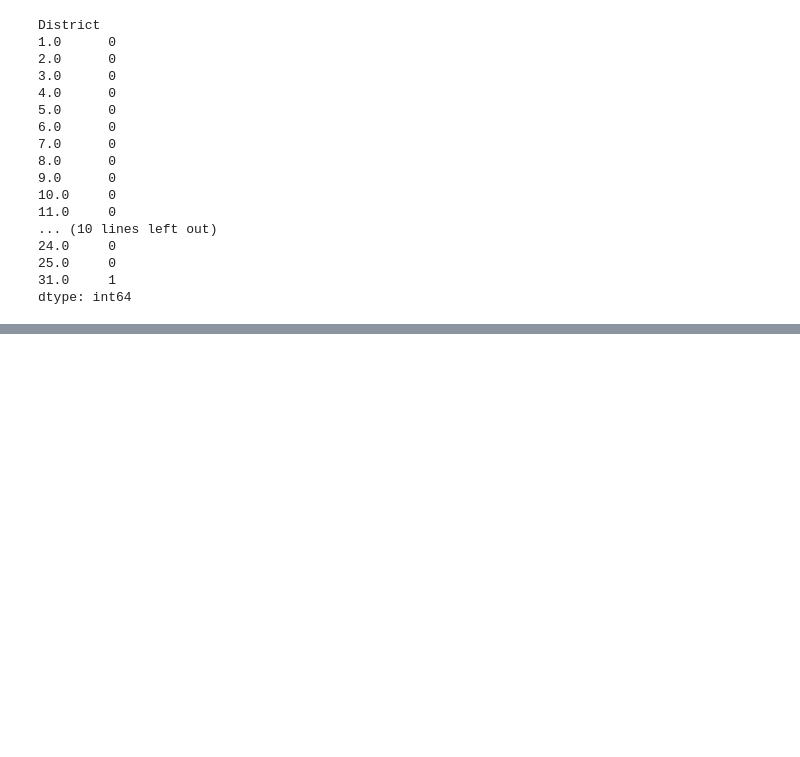
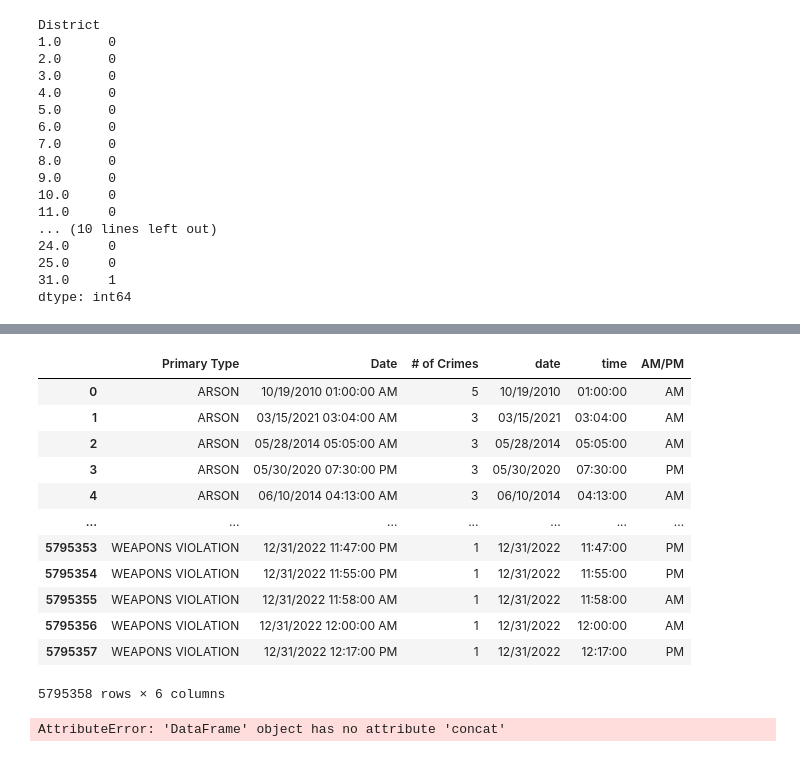
Before and after one commit to AsmaBenHmidene/Chicago-Crime, a Jupyter notebook: Prepare Chicago Crime Data for a GitHub Repository.ipynb, the cells around one changed output, grey strips where cells are left out. Saved outputs shown, nothing was run; the diff lists cells and outputs as text; code cells hidden in the pictures; blank space fills up the shorter version.

```diff
--- a/Prepare Chicago Crime Data for a GitHub Repository.ipynb
+++ b/Prepare Chicago Crime Data for a GitHub Repository.ipynb
@@ -420,0 +421,3 @@ Are Motor Vehicle Thefts more common during AM rush hour or PM Rush Hour?
+# %%
+chicago = chicago_full.drop(columns=drop_cols)
+chicago
@@ -420,0 +426,9 @@ Are Motor Vehicle Thefts more common during AM rush hour or PM Rush Hour?
+# %%
+chicago=chicago.drop(columns=['ID','Latitude','Longitude','District','Year','District','Location Description'])
+chicago
+# %%
+crimes_by_hour = chicago.groupby('Primary Type')['Date'].value_counts()
+crimes_by_hour
+# %%
+plot_df = crimes_by_hour.to_frame('# of Crimes').reset_index()
+plot_df
@@ -420,0 +448,17 @@ Are Motor Vehicle Thefts more common during AM rush hour or PM Rush Hour?
+# %%
+plot_df[['date','time','AM/PM']] = plot_df['Date'].str.split(' ', expand=True)
+plot_df
+# %% [output]
+|  | Primary Type | Date | # of Crimes | date | time | AM/PM |
+| 0 | ARSON | 10/19/2010 01:00:00 AM | 5 | 10/19/2010 | 01:00:00 | AM |
+| 1 | ARSON | 03/15/2021 03:04:00 AM | 3 | 03/15/2021 | 03:04:00 | AM |
+| 2 | ARSON | 05/28/2014 05:05:00 AM | 3 | 05/28/2014 | 05:05:00 | AM |
+| 3 | ARSON | 05/30/2020 07:30:00 PM | 3 | 05/30/2020 | 07:30:00 | PM |
+| 4 | ARSON | 06/10/2014 04:13:00 AM | 3 | 06/10/2014 | 04:13:00 | AM |
+| ... | ... | ... | ... | ... | ... | ... |
+| 5795353 | WEAPONS VIOLATION | 12/31/2022 11:47:00 PM | 1 | 12/31/2022 | 11:47:00 | PM |
+| 5795354 | WEAPONS VIOLATION | 12/31/2022 11:55:00 PM | 1 | 12/31/2022 | 11:55:00 | PM |
+| 5795355 | WEAPONS VIOLATION | 12/31/2022 11:58:00 AM | 1 | 12/31/2022 | 11:58:00 | AM |
+| 5795356 | WEAPONS VIOLATION | 12/31/2022 12:00:00 AM | 1 | 12/31/2022 | 12:00:00 | AM |
+| 5795357 | WEAPONS VIOLATION | 12/31/2022 12:17:00 PM | 1 | 12/31/2022 | 12:17:00 | PM |
+5795358 rows × 6 columns
@@ -420,0 +469,5 @@ Are Motor Vehicle Thefts more common during AM rush hour or PM Rush Hour?
+# %%
+plot_df['datetime'] = plot_df.concat([plot_df['date'], plot_df['time']])
+plot_df
+# %% [output]
+AttributeError: 'DataFrame' object has no attribute 'concat'
```
Also changed, not shown: parts of 36 cells of this notebook.
